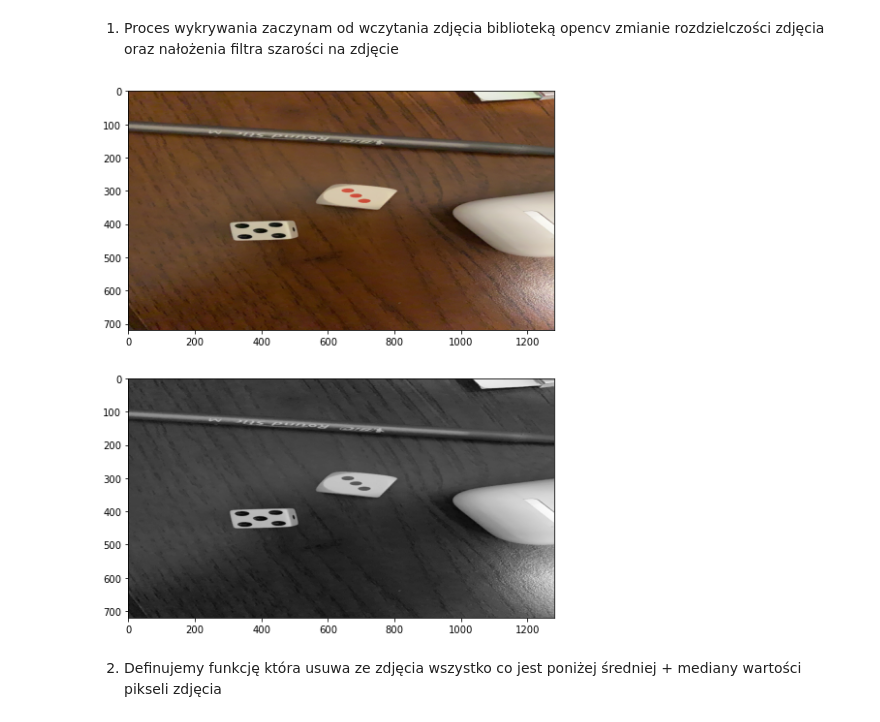
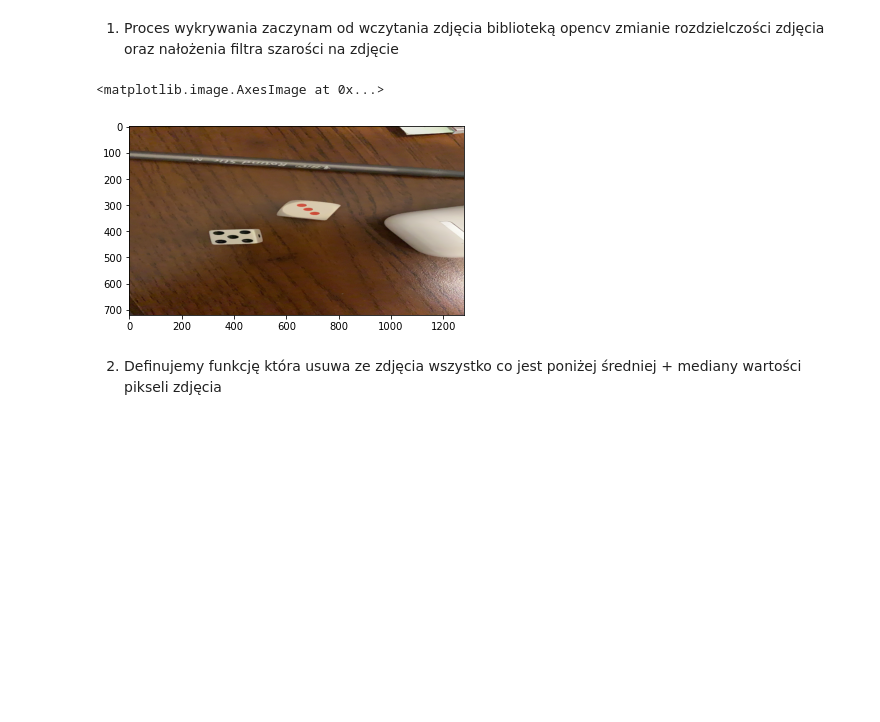
Before and after one commit to piter104/dices, a Jupyter notebook: dices.ipynb, the cells around one changed output. Saved outputs shown, nothing was run; the diff lists cells and outputs as text; code cells hidden in the pictures; blank space fills up the shorter version.

```diff
--- a/dices.ipynb
+++ b/dices.ipynb
@@ -27,15 +27,16 @@ Na samym końcu raportu znajduje się prezentacja działania programu na większ
 # %%
 image = cv.imread("1.jpg")
 image = cv.resize(image, (1280, 720))
 bw_image = cv.cvtColor(image, cv.COLOR_RGB2GRAY)
-fig = plt.figure(figsize=(10, 10))
-fig.add_subplot(2, 1, 1)
+# fig = plt.figure(figsize=(10, 10))
+# fig.add_subplot(2, 1, 1)
 plt.imshow(cv.cvtColor(image, cv.COLOR_BGR2RGB))
-fig.add_subplot(2, 1, 2)
-plt.imshow(bw_image, cmap="binary_r")
-plt.show()
+# fig.add_subplot(2, 1, 2)
+# plt.imshow(bw_image, cmap="binary_r")
+# plt.show()
 # %% [output]
+<matplotlib.image.AxesImage at 0x...>
-[figure, old version]
+[figure, new version]
 # %% [markdown]
 2. Definujemy funkcję która usuwa ze zdjęcia wszystko co jest poniżej średniej + mediany wartości pikseli zdjęcia
 # %%
```
Also changed, not shown: parts of 5 cells of this notebook.
